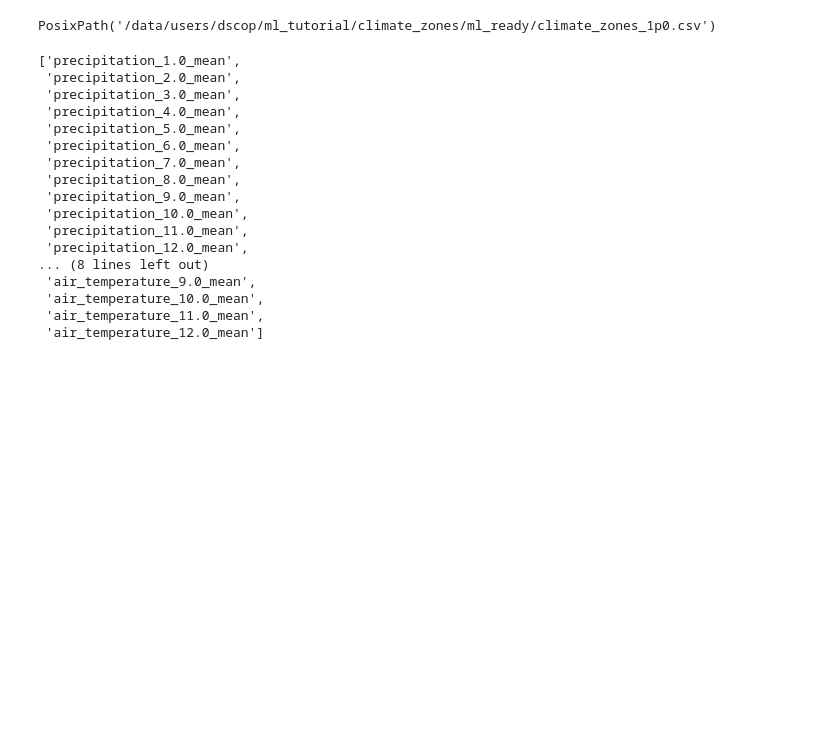
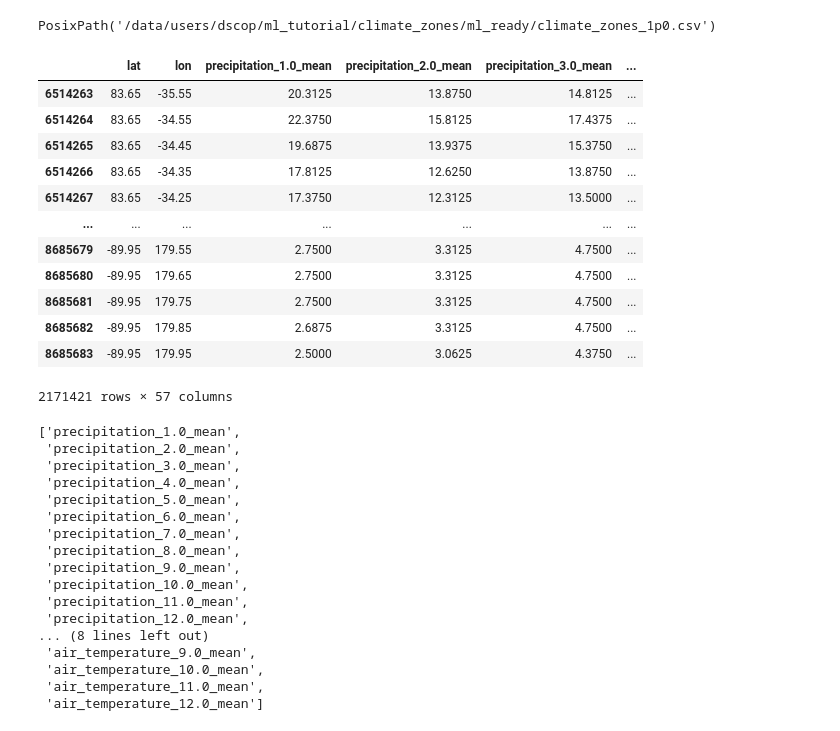
Before and after one commit to MetOffice/ai4c_hackathon, a Jupyter notebook: notebooks/ClimateZones_InferenceVisualisation.ipynb, the cells around one changed output. Drawn from its saved outputs; the diff is of its cells as text; code cells hidden in the pictures; blank space fills up the shorter version.

```diff
--- a/notebooks/ClimateZones_InferenceVisualisation.ipynb
+++ b/notebooks/ClimateZones_InferenceVisualisation.ipynb
@@ -123,6 +123,26 @@ True
 PosixPath('/data/users/dscop/ml_tutorial/climate_zones/ml_ready/climate_zones_1p0.csv')
 # %%
 zones_df = pandas.read_csv(mlready_data_path)
+# %%
+# reducing the total data point to decrease memeory requirements
+# zones_df = zones_df[zones_df['scenario'] == 'historic']
+zones_df = zones_df[(zones_df['period_start']==1991)&(zones_df['scenario']=='historic')]
+# %%
+zones_df
+# %% [output]
+|  | lat | lon | precipitation_1.0_mean | precipitation_2.0_mean | precipitation_3.0_mean | ... |
+| 6514263 | 83.65 | -35.55 | 20.3125 | 13.8750 | 14.8125 | ... |
+| 6514264 | 83.65 | -34.55 | 22.3750 | 15.8125 | 17.4375 | ... |
+| 6514265 | 83.65 | -34.45 | 19.6875 | 13.9375 | 15.3750 | ... |
+| 6514266 | 83.65 | -34.35 | 17.8125 | 12.6250 | 13.8750 | ... |
+| 6514267 | 83.65 | -34.25 | 17.3750 | 12.3125 | 13.5000 | ... |
+| ... | ... | ... | ... | ... | ... | ... |
+| 8685679 | -89.95 | 179.55 | 2.7500 | 3.3125 | 4.7500 | ... |
+| 8685680 | -89.95 | 179.65 | 2.7500 | 3.3125 | 4.7500 | ... |
+| 8685681 | -89.95 | 179.75 | 2.7500 | 3.3125 | 4.7500 | ... |
+| 8685682 | -89.95 | 179.85 | 2.6875 | 3.3125 | 4.7500 | ... |
+| 8685683 | -89.95 | 179.95 | 2.5000 | 3.0625 | 4.3750 | ... |
+2171421 rows × 57 columns
 # %%
 predictors_dict = {
     'precip_mean': [c1 for c1 in zones_df.columns if 'precipitation' in c1 and 'mean' in c1],
```
Also changed, not shown: parts of 23 cells of this notebook, 3 other files.
